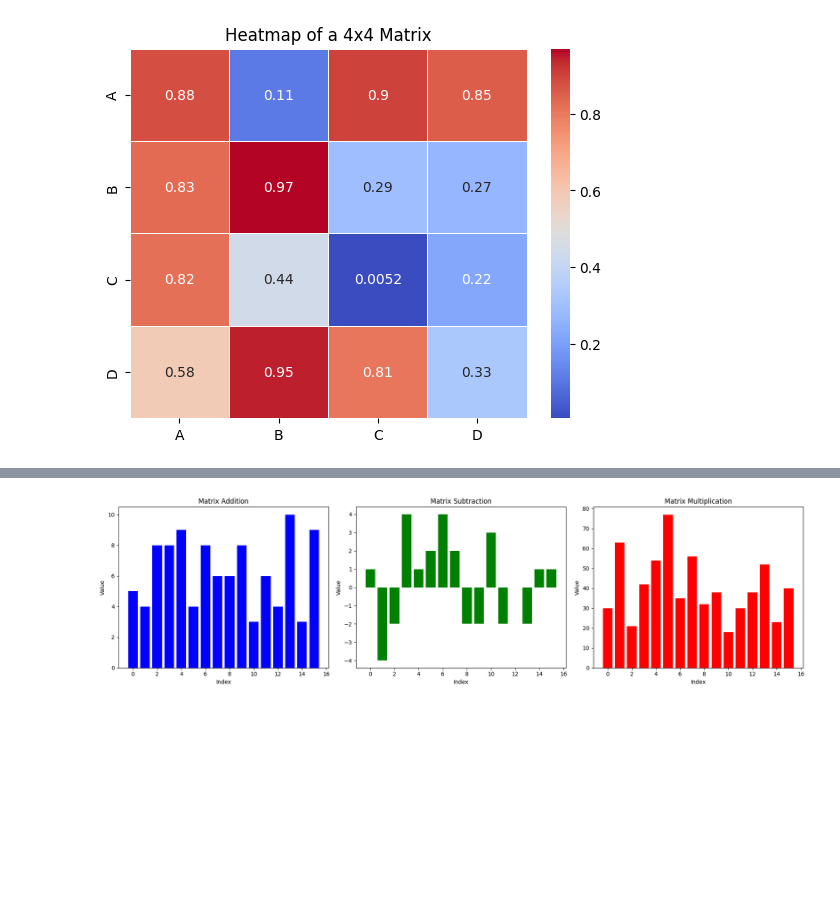
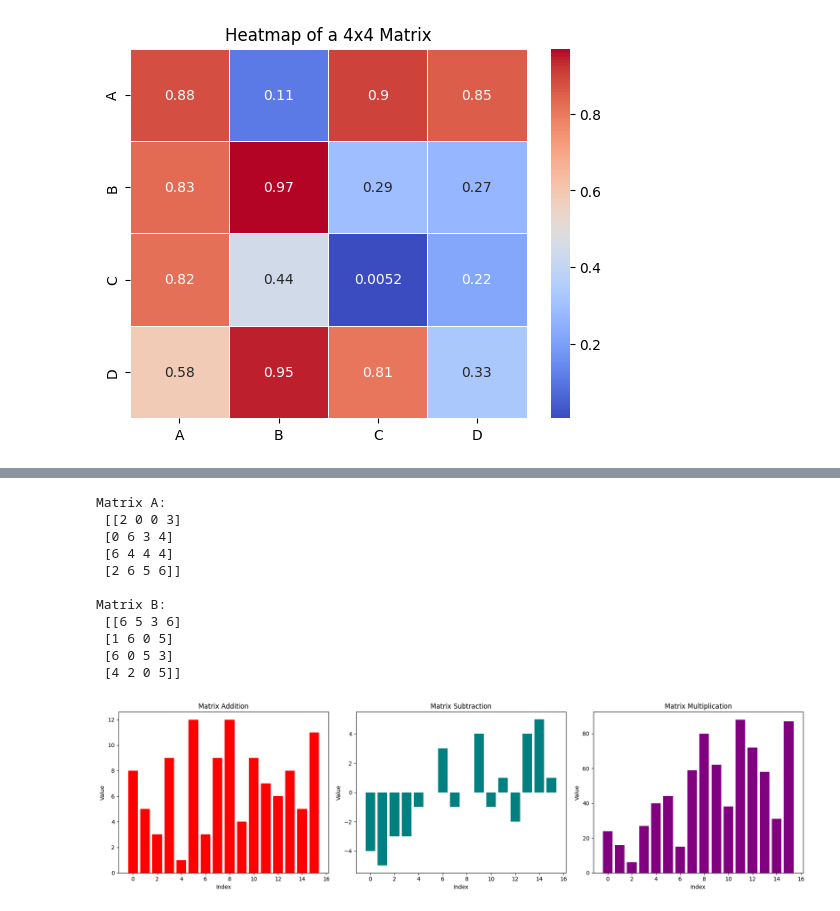
Before and after one commit to Shaikats/Python-Assignment, a Jupyter notebook: assignment1.ipynb, the cells around one changed output, grey strips where cells are left out. Drawn from its saved outputs; the diff is of its cells as text; code cells hidden in the pictures; blank space fills up the shorter version.

```diff
--- a/assignment1.ipynb
+++ b/assignment1.ipynb
@@ -49,39 +49,55 @@ plt.show()
 # Creating two random 4x4 matrices with values between 0 and 7
 A = np.random.randint(0, 7, size=(4, 4))
 B = np.random.randint(0, 7, size=(4, 4))
+
+# Printing the matrices
+print("Matrix A:\n", A, "\n")
+print("Matrix B:\n", B, "\n")
+
 
 matrix_sum = A + B              # Adding the two matrices
 matrix_diff = A - B             # Subtracting the two matrices
 matrix_prod = np.matmul(A, B)   # Matrix multiplication
 
 # Flattening matrices so they can be plotted as bar graphs
 sum_flat = matrix_sum.flatten()
 diff_flat = matrix_diff.flatten()
 prod_flat = matrix_prod.flatten()
 
 
 fig, axes = plt.subplots(1, 3, figsize=(18, 5))
 
 
 # Plot for Matrix Addition
-axes[0].bar(range(len(sum_flat)), sum_flat, color='b')
+axes[0].bar(range(len(sum_flat)), sum_flat, color='Red')
 axes[0].set_title("Matrix Addition")
 axes[0].set_xlabel("Index")
 axes[0].set_ylabel("Value")
 
 # Plot for Matrix Subtraction
-axes[1].bar(range(len(diff_flat)), diff_flat, color='g')
+axes[1].bar(range(len(diff_flat)), diff_flat, color='Teal')
 axes[1].set_title("Matrix Subtraction")
 axes[1].set_xlabel("Index")
 axes[1].set_ylabel("Value")
 
 # Plot for Matrix Multiplication
-axes[2].bar(range(len(prod_flat)), prod_flat, color='r')
+axes[2].bar(range(len(prod_flat)), prod_flat, color='Purple')
 axes[2].set_title("Matrix Multiplication")
 axes[2].set_xlabel("Index")
 axes[2].set_ylabel("Value")
 
 plt.tight_layout()
 plt.show()
 # %% [output]
+Matrix A:
+ [[2 0 0 3]
+ [0 6 3 4]
+ [6 4 4 4]
+ [2 6 5 6]]
+
+Matrix B:
+ [[6 5 3 6]
+ [1 6 0 5]
+ [6 0 5 3]
+ [4 2 0 5]]
-[figure, old version]
+[figure, new version]
```
Also changed, not shown: parts of 6 cells of this notebook.
